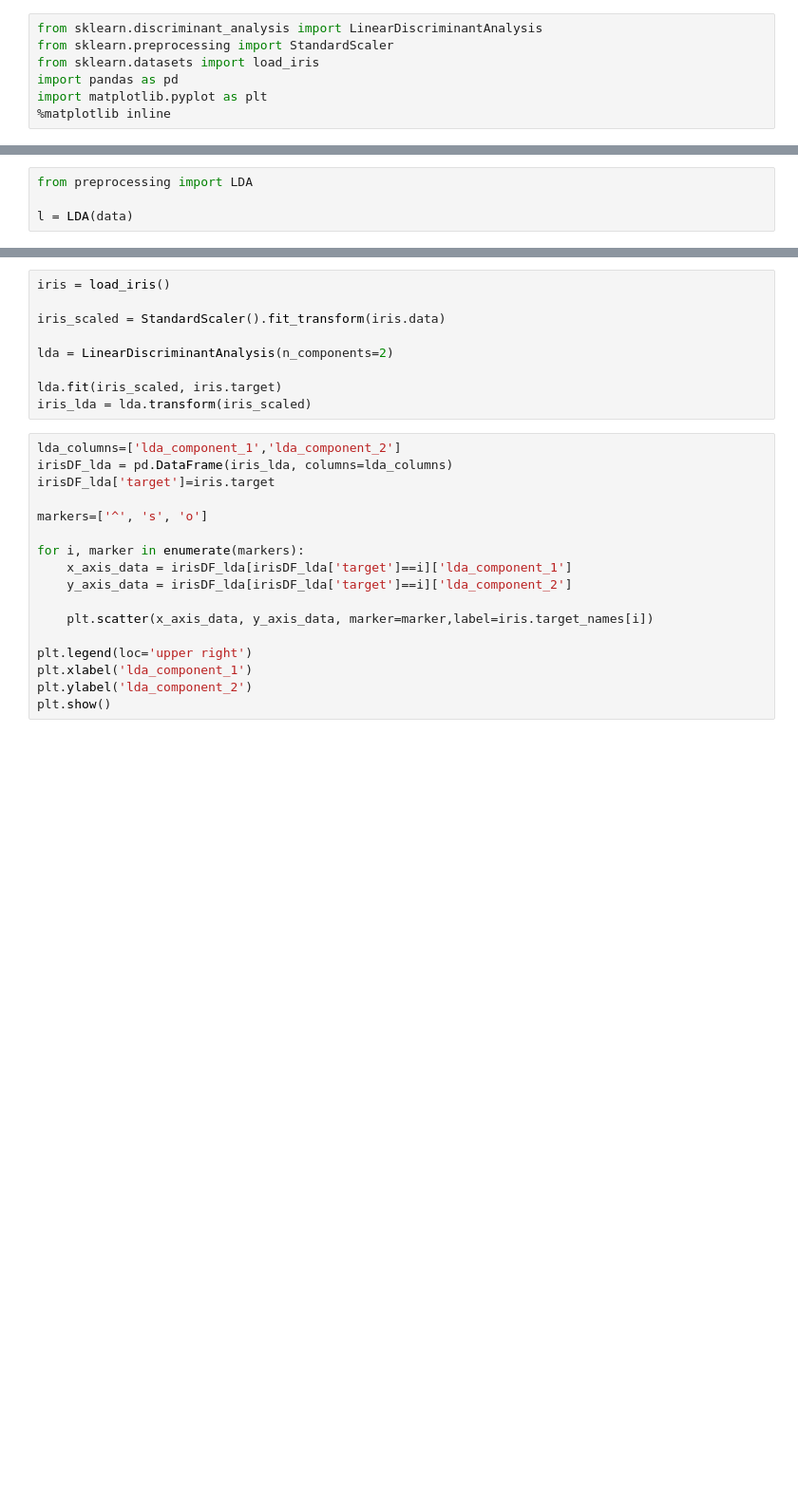
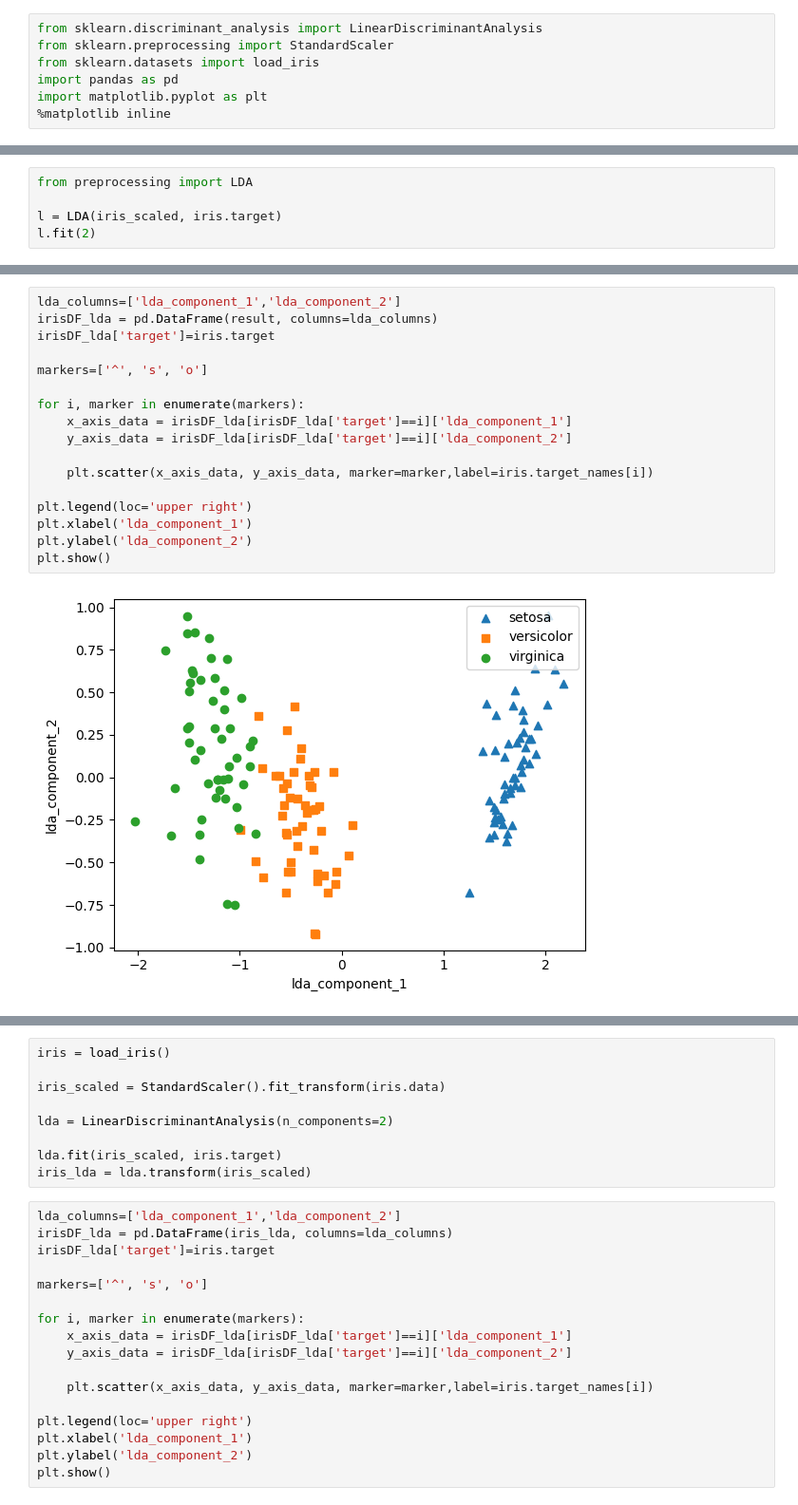
Before and after one commit to kyumly/CSW6001-HW, a Jupyter notebook: iris.ipynb, the cells around one changed output, grey strips where cells are left out. Shown: that part at 95% size. Drawn from its saved outputs; the diff is of its cells as text; blank space fills up the shorter version.

```diff
--- a/iris.ipynb
+++ b/iris.ipynb
@@ -46,4 +64,5 @@ data=np.stack([data1, data2, data3])
 # %%
 from preprocessing import LDA
 
-l = LDA(data)
+l = LDA(iris_scaled, iris.target)
+l.fit(2)
@@ -55,0 +109,19 @@ result = l.get_lda(2)
+# %%
+lda_columns=['lda_component_1','lda_component_2']
+irisDF_lda = pd.DataFrame(result, columns=lda_columns)
+irisDF_lda['target']=iris.target
+
+markers=['^', 's', 'o']
+
+for i, marker in enumerate(markers):
+    x_axis_data = irisDF_lda[irisDF_lda['target']==i]['lda_component_1']
+    y_axis_data = irisDF_lda[irisDF_lda['target']==i]['lda_component_2']
+
+    plt.scatter(x_axis_data, y_axis_data, marker=marker,label=iris.target_names[i])
+
+plt.legend(loc='upper right')
+plt.xlabel('lda_component_1')
+plt.ylabel('lda_component_2')
+plt.show()
+# %% [output]
+[figure, added]
```
Also changed, not shown: parts of 17 cells of this notebook, 3 other files.
